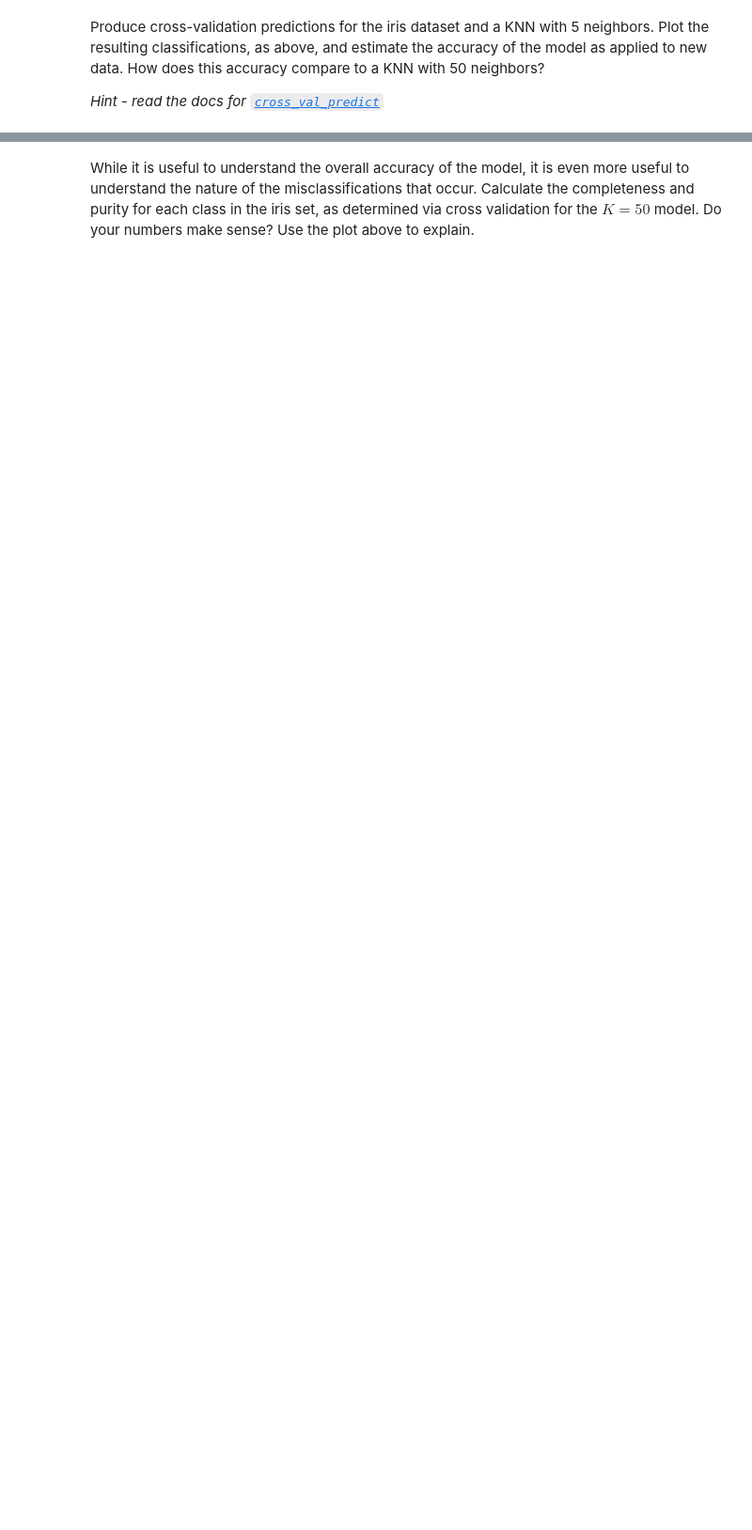
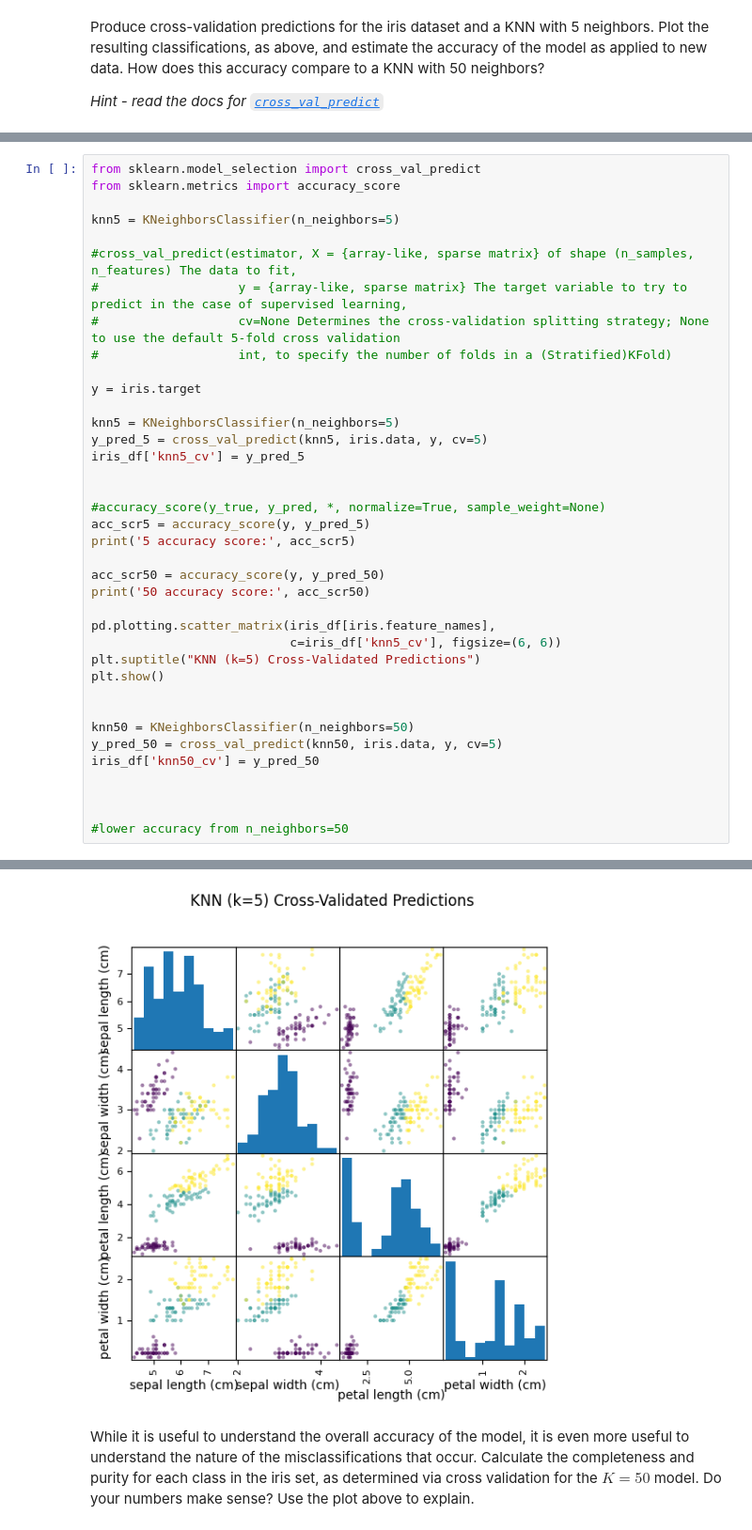
Before and after one commit to ASTR154/classification, a Jupyter notebook: classification.ipynb, the cells around one changed output, grey strips where cells are left out. Shown: that part at 94% size. Saved outputs shown, nothing was run; the diff lists cells and outputs as text; blank space fills up the shorter version.

```diff
--- a/classification.ipynb
+++ b/classification.ipynb
@@ -97,0 +143,39 @@ Produce cross-validation predictions for the iris dataset and a KNN with 5 neigh
+# %%
+from sklearn.model_selection import cross_val_predict
+from sklearn.metrics import accuracy_score
+
+knn5 = KNeighborsClassifier(n_neighbors=5)
+
+#cross_val_predict(estimator, X = {array-like, sparse matrix} of shape (n_samples, n_features) The data to fit,
+#                   y = {array-like, sparse matrix} The target variable to try to predict in the case of supervised learning,
+#                   cv=None Determines the cross-validation splitting strategy; None to use the default 5-fold cross validation
+#                   int, to specify the number of folds in a (Stratified)KFold)
+
+y = iris.target
+
+knn5 = KNeighborsClassifier(n_neighbors=5)
+y_pred_5 = cross_val_predict(knn5, iris.data, y, cv=5)
+iris_df['knn5_cv'] = y_pred_5
+
+
+#accuracy_score(y_true, y_pred, *, normalize=True, sample_weight=None)
+acc_scr5 = accuracy_score(y, y_pred_5)
+print('5 accuracy score:', acc_scr5)
+
+acc_scr50 = accuracy_score(y, y_pred_50)
+print('50 accuracy score:', acc_scr50)
+
+pd.plotting.scatter_matrix(iris_df[iris.feature_names],
+                           c=iris_df['knn5_cv'], figsize=(6, 6))
+plt.suptitle("KNN (k=5) Cross-Validated Predictions")
+plt.show()
+
+
+knn50 = KNeighborsClassifier(n_neighbors=50)
+y_pred_50 = cross_val_predict(knn50, iris.data, y, cv=5)
+iris_df['knn50_cv'] = y_pred_50
+
+
+
+#lower accuracy from n_neighbors=50
+# %% [output]
@@ -98,2 +184,3 @@ Produce cross-validation predictions for the iris dataset and a KNN with 5 neigh
+[figure, added]
 # %% [markdown]
 While it is useful to understand the overall accuracy of the model, it is even more useful to understand the nature of the misclassifications that occur. Calculate the completeness and purity for each class in the iris set, as determined via cross validation for the $K = 50$ model. Do your numbers make sense? Use the plot above to explain.
```
Also changed, not shown: parts of 16 cells of this notebook.
